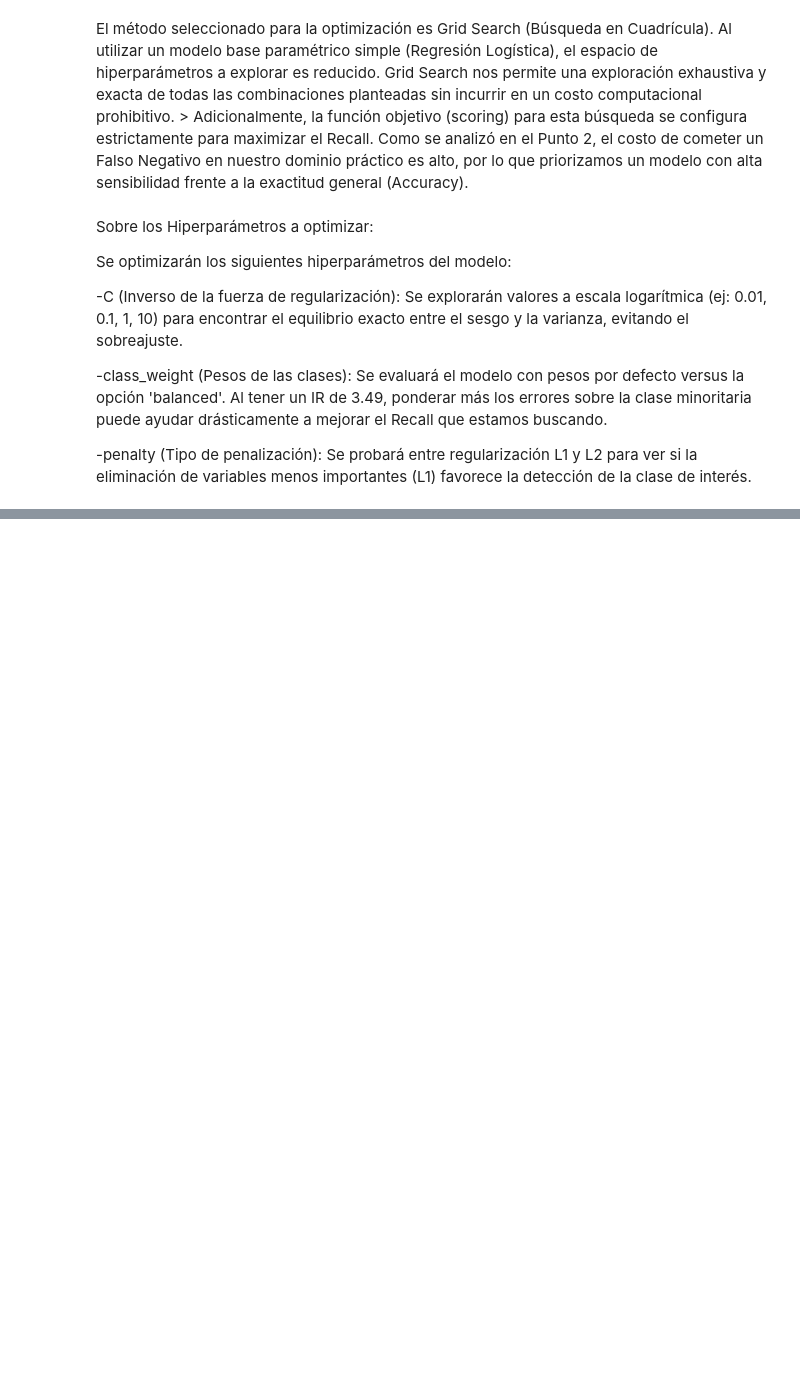
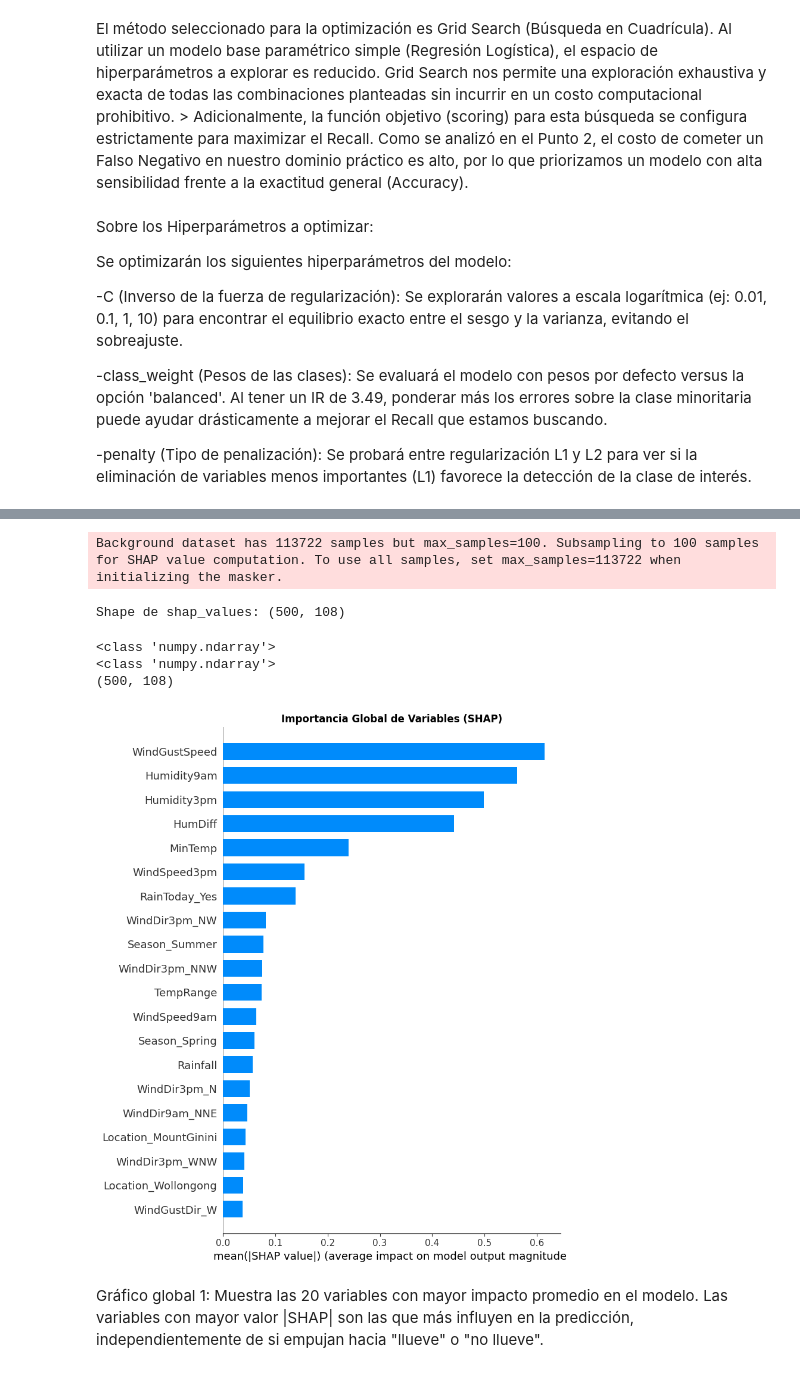
Before and after one commit to programadorarocio/AA1-TUIA-2026C1-Diez-Duvia-Quispe, a Jupyter notebook: TP2/TP-clasificacion-AA1.ipynb, the cells around one changed output, grey strips where cells are left out. Drawn from its saved outputs; the diff is of its cells as text; code cells hidden in the pictures; blank space fills up the shorter version.

```diff
--- a/TP2/TP-clasificacion-AA1.ipynb
+++ b/TP2/TP-clasificacion-AA1.ipynb
@@ -1583,0 +1630,30 @@ Se optimizarán los siguientes hiperparámetros del modelo:
+# %%
+# Usamos LinearExplainer de SHAP, diseñado para modelos lineales como Regresión Logística
+# Tomamos una muestra del test para que sea más rápido
+X_test_sample = X_test_final.sample(500, random_state=42)
+
+explainer = shap.LinearExplainer(lr, X_train_final, feature_perturbation="interventional")
+shap_values = explainer.shap_values(X_test_sample)
+
+print("Shape de shap_values:", shap_values.shape)
+# %% [output]
+Background dataset has 113722 samples but max_samples=100. Subsampling to 100 samples for SHAP value computation. To use all samples, set max_samples=113722 when initializing the masker.
+Shape de shap_values: (500, 108)
+# %%
+print(type(shap_values))
+print(type(shap_values[0]))
+print(shap_values.shape if hasattr(shap_values, 'shape') else "sin shape")
+# %% [output]
+<class 'numpy.ndarray'>
+<class 'numpy.ndarray'>
+(500, 108)
+# %%
+# GLOBAL 1: Bar plot - importancia media
+shap.summary_plot(shap_values, X_test_sample, plot_type="bar", max_display=20, show=False)
+plt.title("Importancia Global de Variables (SHAP)", fontweight='bold')
+plt.tight_layout()
+plt.show()
+# %% [output]
+[figure, added]
+# %% [markdown]
+Gráfico global 1: Muestra las 20 variables con mayor impacto promedio en el modelo. Las variables con mayor valor |SHAP| son las que más influyen en la predicción, independientemente de si empujan hacia "llueve" o "no llueve".
```
Also changed, not shown: parts of 42 cells of this notebook.
